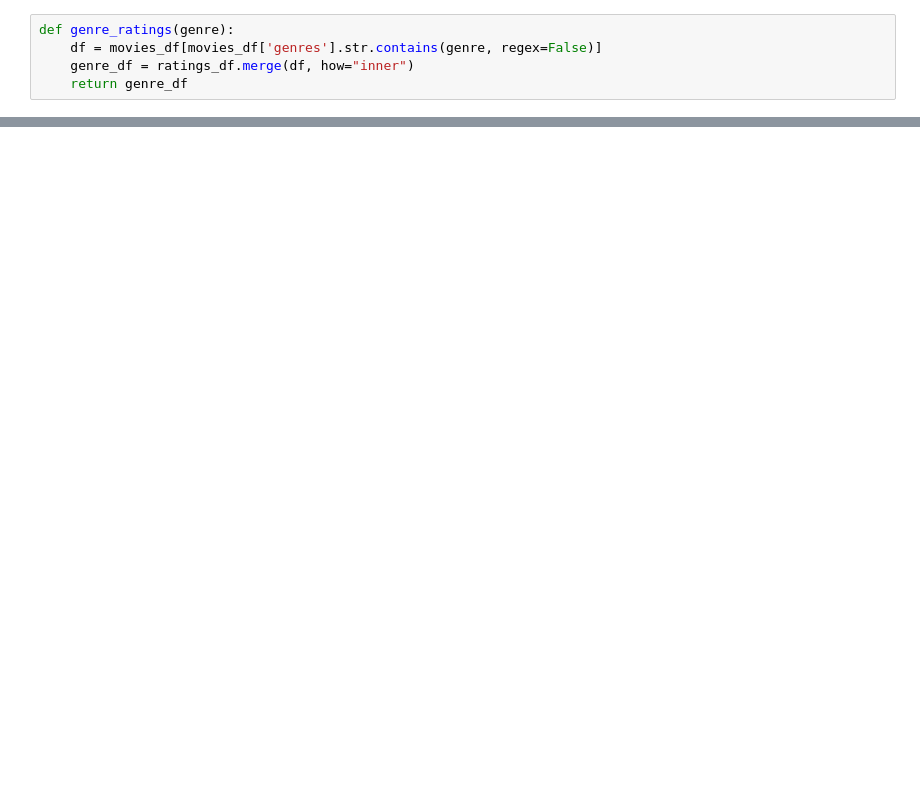
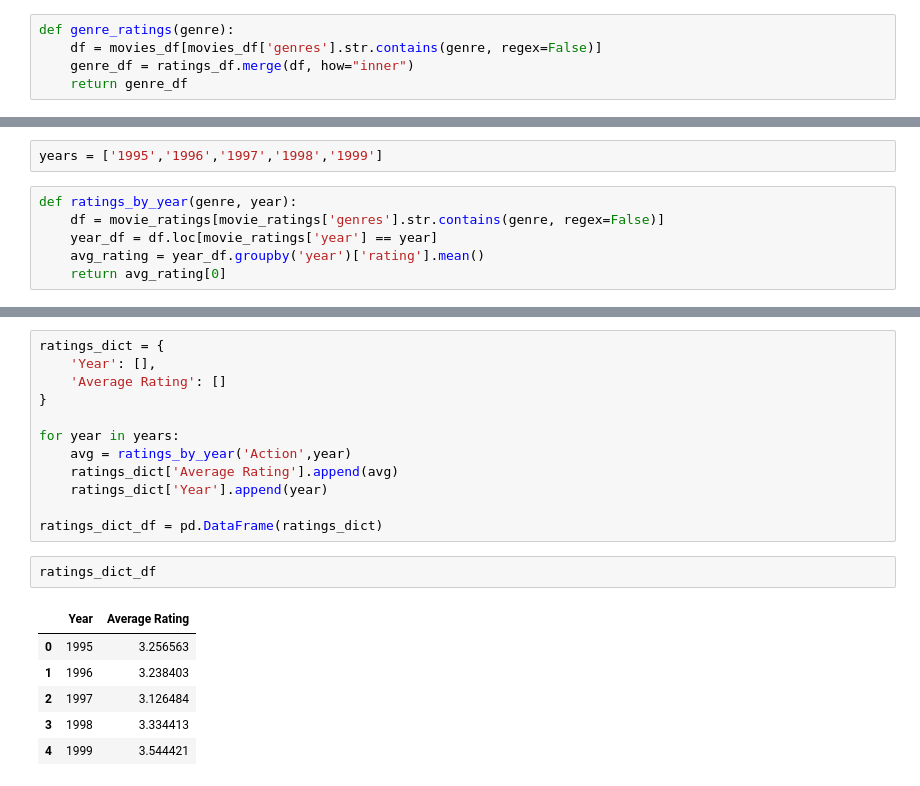
Before and after one commit to blancacarretero/movie-recommendation-engine, a Jupyter notebook: main.ipynb, the cells around one changed output, grey strips where cells are left out. Cells and saved outputs as stored; diff of their text form; blank space fills up the shorter version.

```diff
--- a/main.ipynb
+++ b/main.ipynb
@@ -105,0 +151,8 @@ genre_ratings("Comedy")
+# %%
+years = ['1995','1996','1997','1998','1999']
+# %%
+def ratings_by_year(genre, year):
+    df = movie_ratings[movie_ratings['genres'].str.contains(genre, regex=False)]
+    year_df = df.loc[movie_ratings['year'] == year]
+    avg_rating = year_df.groupby('year')['rating'].mean()
+    return avg_rating[0]
@@ -105,0 +163,21 @@ genre_ratings("Comedy")
+# %%
+ratings_dict = {
+    'Year': [],
+    'Average Rating': []
+}
+
+for year in years:
+    avg = ratings_by_year('Action',year)
+    ratings_dict['Average Rating'].append(avg)
+    ratings_dict['Year'].append(year)
+
+ratings_dict_df = pd.DataFrame(ratings_dict)
+# %%
+ratings_dict_df
+# %% [output]
+|  | Year | Average Rating |
+| 0 | 1995 | 3.256563 |
+| 1 | 1996 | 3.238403 |
+| 2 | 1997 | 3.126484 |
+| 3 | 1998 | 3.334413 |
+| 4 | 1999 | 3.544421 |
```
Also changed, not shown: parts of 20 cells of this notebook.
